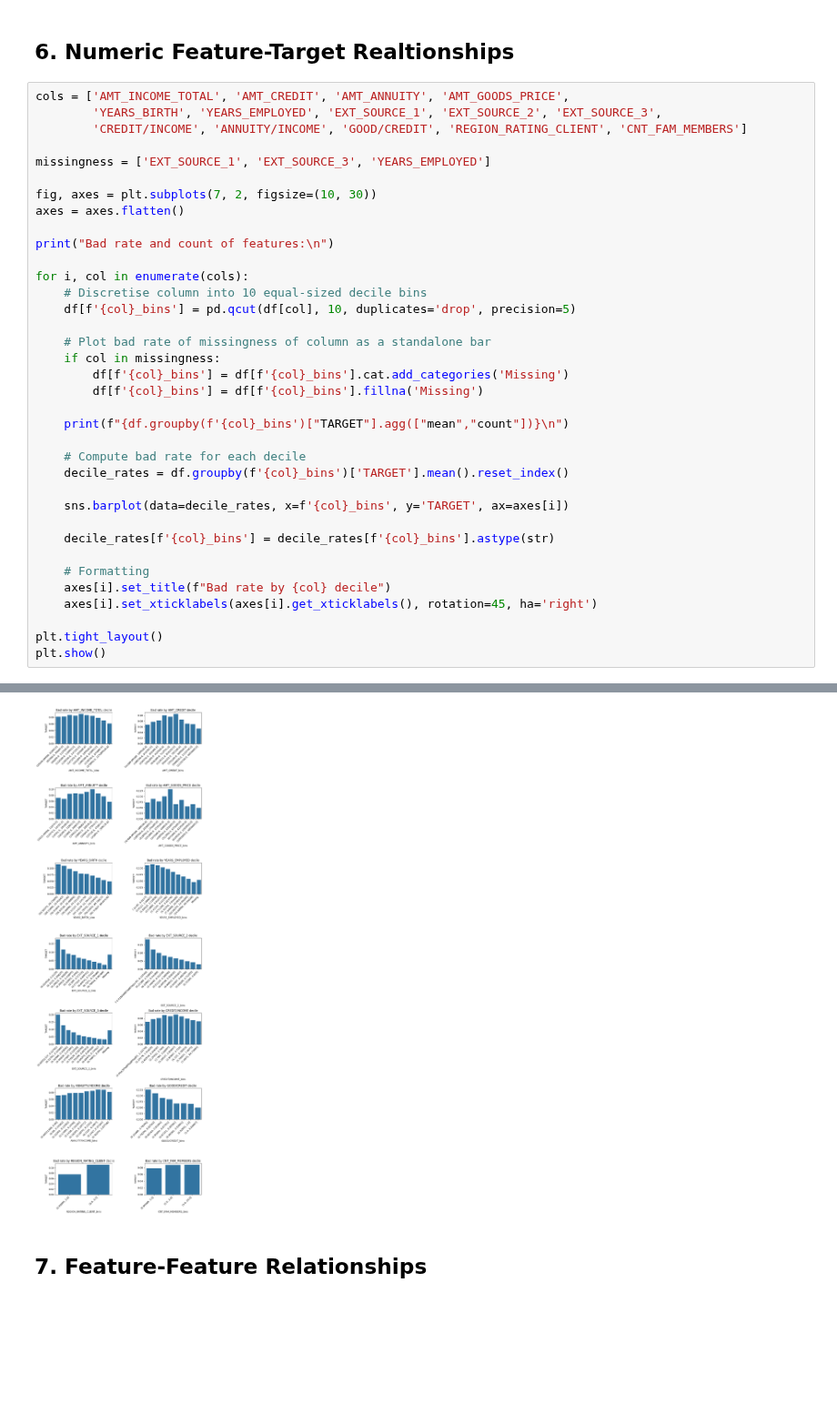
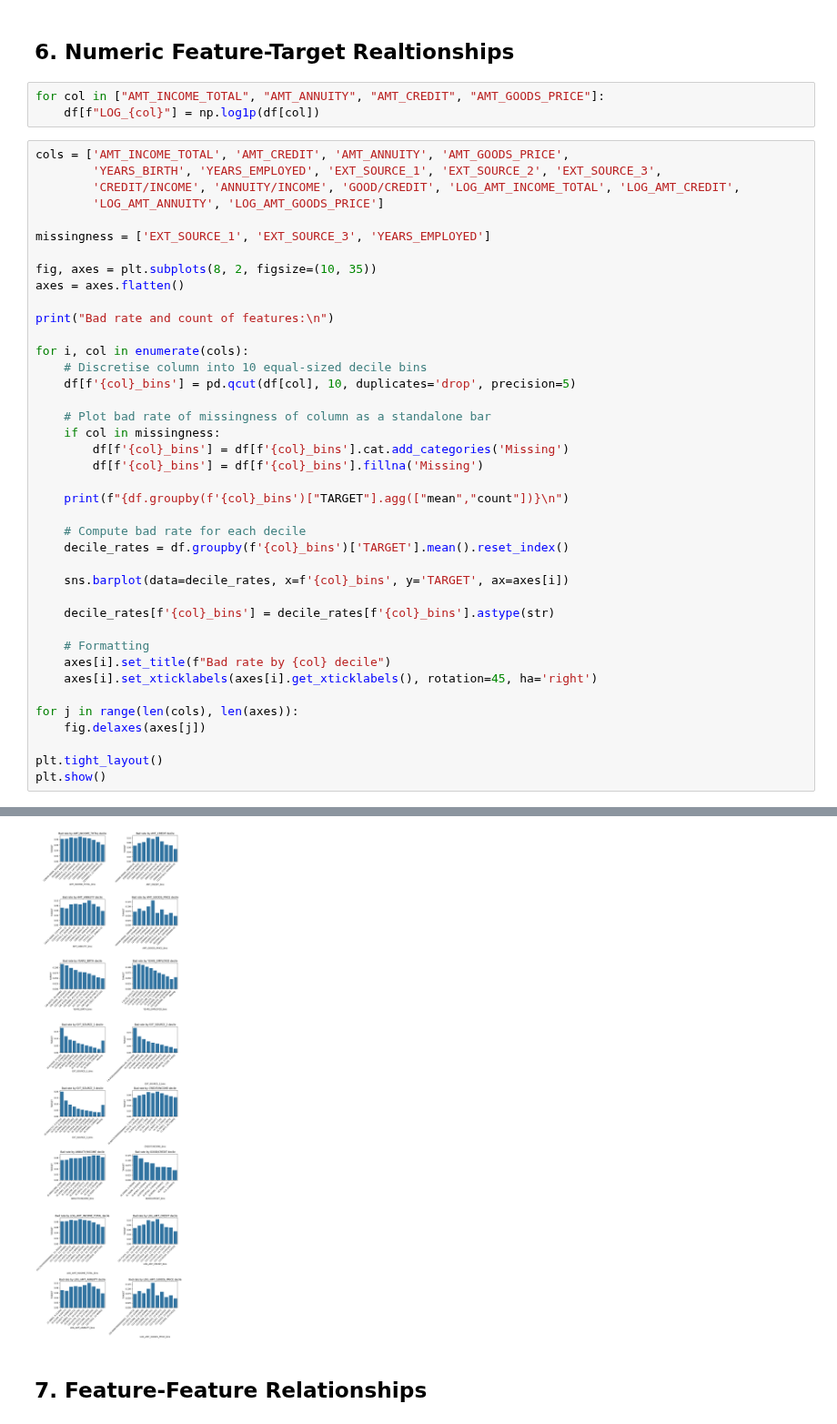
Before and after one commit to naynay-push-force/credit-risk-pd, a Jupyter notebook: src/notebooks/01_eda_application_train.ipynb, the cells around one changed output, grey strips where cells are left out. Shown at 91% size. Cells and saved outputs as stored; diff of their text form; blank space fills up the shorter version.

```diff
--- a/src/notebooks/01_eda_application_train.ipynb
+++ b/src/notebooks/01_eda_application_train.ipynb
@@ -332,14 +332,18 @@ Bad rate and count of features:
 [figure]
 # %% [markdown]
 ## 6. Numeric Feature-Target Realtionships
+# %%
+for col in ["AMT_INCOME_TOTAL", "AMT_ANNUITY", "AMT_CREDIT", "AMT_GOODS_PRICE"]:
+    df[f"LOG_{col}"] = np.log1p(df[col])
 # %%
 cols = ['AMT_INCOME_TOTAL', 'AMT_CREDIT', 'AMT_ANNUITY', 'AMT_GOODS_PRICE',
         'YEARS_BIRTH', 'YEARS_EMPLOYED', 'EXT_SOURCE_1', 'EXT_SOURCE_2', 'EXT_SOURCE_3',
-        'CREDIT/INCOME', 'ANNUITY/INCOME', 'GOOD/CREDIT', 'REGION_RATING_CLIENT', 'CNT_FAM_MEMBERS']
+        'CREDIT/INCOME', 'ANNUITY/INCOME', 'GOOD/CREDIT', 'LOG_AMT_INCOME_TOTAL', 'LOG_AMT_CREDIT',
+        'LOG_AMT_ANNUITY', 'LOG_AMT_GOODS_PRICE']
 
 missingness = ['EXT_SOURCE_1', 'EXT_SOURCE_3', 'YEARS_EMPLOYED']
 
-fig, axes = plt.subplots(7, 2, figsize=(10, 30))
+fig, axes = plt.subplots(8, 2, figsize=(10, 35))
 axes = axes.flatten()
 
 print("Bad rate and count of features:\n")
@@ -366,6 +370,9 @@ for i, col in enumerate(cols):
     axes[i].set_title(f"Bad rate by {col} decile")
     axes[i].set_xticklabels(axes[i].get_xticklabels(), rotation=45, ha='right')
 
+for j in range(len(cols), len(axes)):
+    fig.delaxes(axes[j])
+
 plt.tight_layout()
 plt.show()
 # %% [output]
@@ -389,4 +396,4 @@ CNT_FAM_MEMBERS_bins
-[figure, old version]
+[figure, new version]
 # %% [markdown]
 ## 7. Feature-Feature Relationships
 # %%
```
Also changed, not shown: parts of 2 cells of this notebook.
